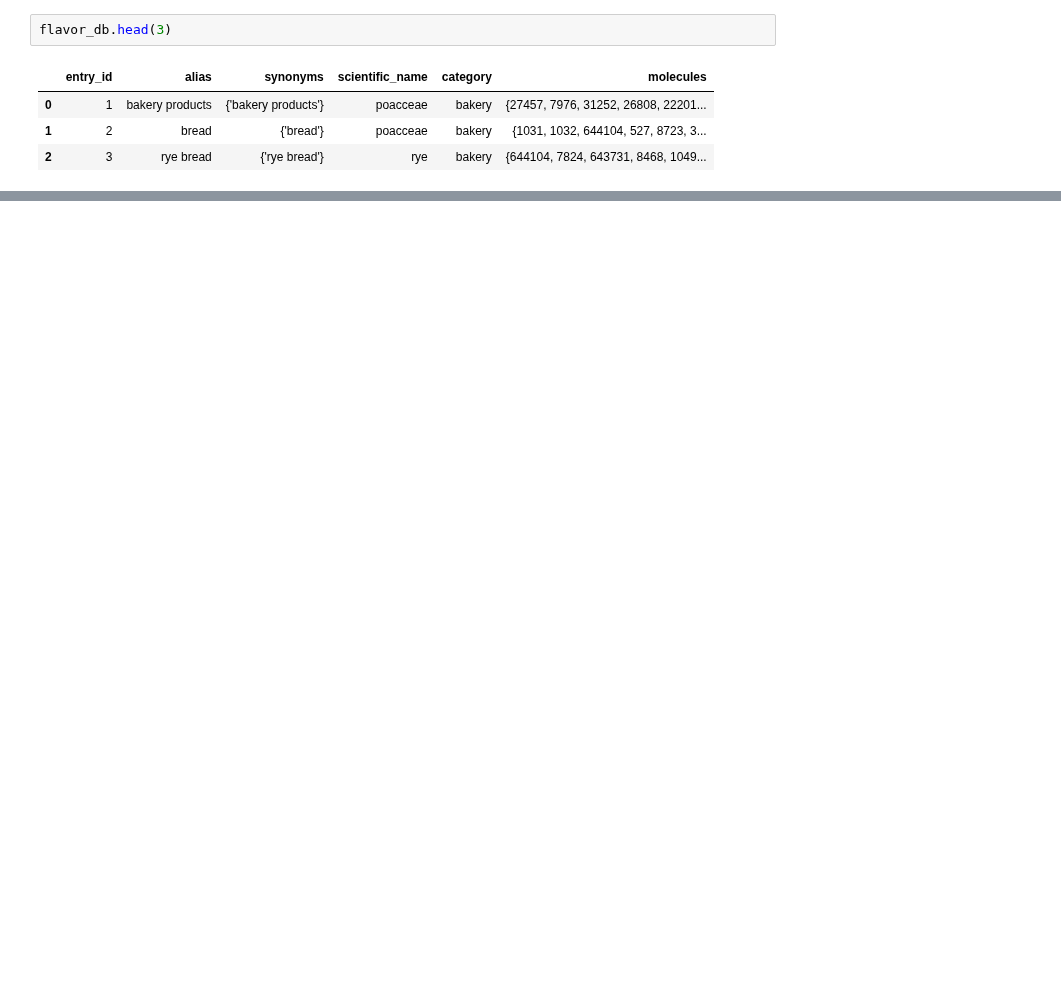
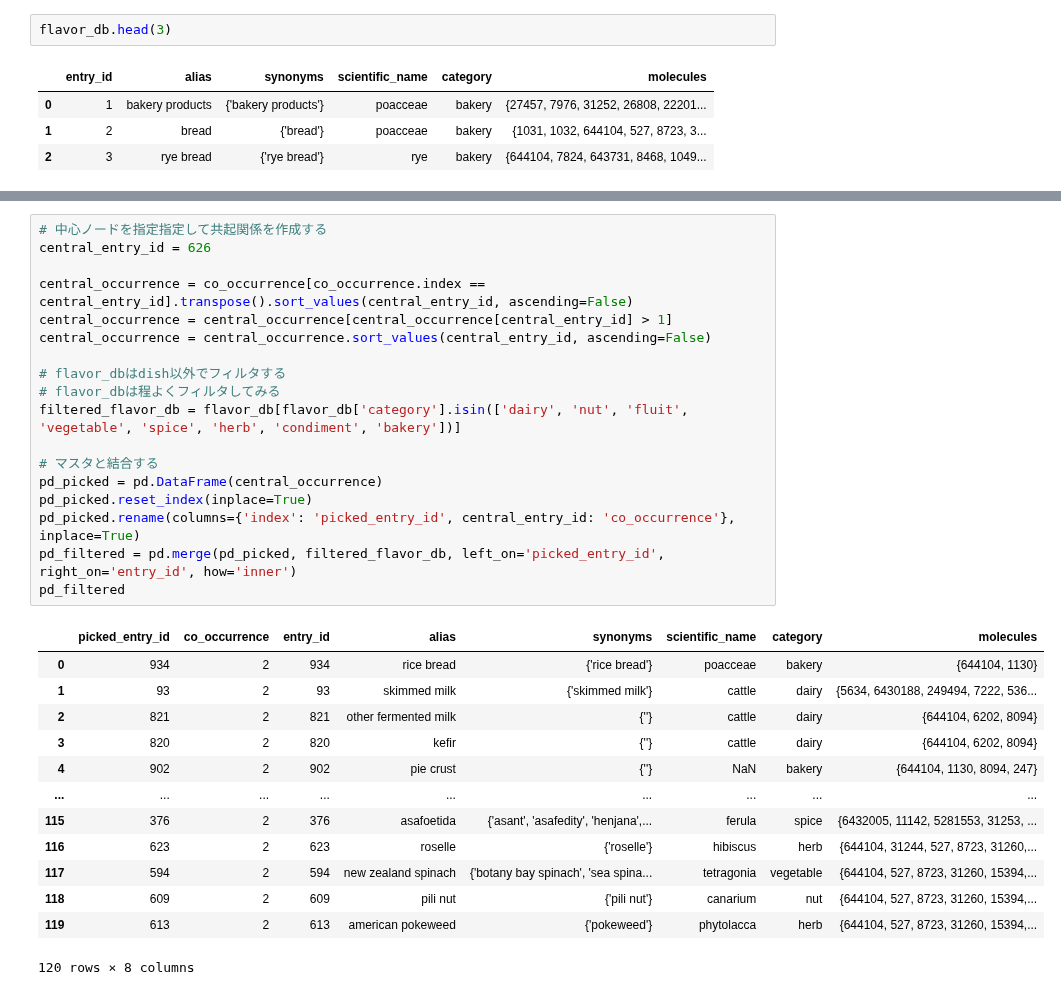
Before and after one commit to MariMurotani/RecipeHack, a Jupyter notebook: jupyter/flavor_db_matrix.ipynb, the cells around one changed output, grey strips where cells are left out. Drawn from its saved outputs; the diff is of its cells as text; blank space fills up the shorter version.

```diff
--- a/jupyter/flavor_db_matrix.ipynb
+++ b/jupyter/flavor_db_matrix.ipynb
@@ -74,0 +83,32 @@ matrix_df
+# %%
+# 中心ノードを指定指定して共起関係を作成する
+central_entry_id = 626
+
+central_occurrence = co_occurrence[co_occurrence.index == central_entry_id].transpose().sort_values(central_entry_id, ascending=False)
+central_occurrence = central_occurrence[central_occurrence[central_entry_id] > 1]
+central_occurrence = central_occurrence.sort_values(central_entry_id, ascending=False)
+
+# flavor_dbはdish以外でフィルタする
+# flavor_dbは程よくフィルタしてみる
+filtered_flavor_db = flavor_db[flavor_db['category'].isin(['dairy', 'nut', 'fluit', 'vegetable', 'spice', 'herb', 'condiment', 'bakery'])]
+
+# マスタと結合する
+pd_picked = pd.DataFrame(central_occurrence)
+pd_picked.reset_index(inplace=True)
+pd_picked.rename(columns={'index': 'picked_entry_id', central_entry_id: 'co_occurrence'}, inplace=True)
+pd_filtered = pd.merge(pd_picked, filtered_flavor_db, left_on='picked_entry_id', right_on='entry_id', how='inner')
+pd_filtered
+# %% [output]
+|  | picked_entry_id | co_occurrence | entry_id | alias | synonyms | scientific_name | category | molecules |
+| 0 | 934 | 2 | 934 | rice bread | {'rice bread'} | poacceae | bakery | {644104, 1130} |
+| 1 | 93 | 2 | 93 | skimmed milk | {'skimmed milk'} | cattle | dairy | {5634, 6430188, 249494, 7222, 536... |
+| 2 | 821 | 2 | 821 | other fermented milk | {''} | cattle | dairy | {644104, 6202, 8094} |
+| 3 | 820 | 2 | 820 | kefir | {''} | cattle | dairy | {644104, 6202, 8094} |
+| 4 | 902 | 2 | 902 | pie crust | {''} | NaN | bakery | {644104, 1130, 8094, 247} |
+| ... | ... | ... | ... | ... | ... | ... | ... | ... |
+| 115 | 376 | 2 | 376 | asafoetida | {'asant', 'asafedity', 'henjana',... | ferula | spice | {6432005, 11142, 5281553, 31253, ... |
+| 116 | 623 | 2 | 623 | roselle | {'roselle'} | hibiscus | herb | {644104, 31244, 527, 8723, 31260,... |
+| 117 | 594 | 2 | 594 | new zealand spinach | {'botany bay spinach', 'sea spina... | tetragonia | vegetable | {644104, 527, 8723, 31260, 15394,... |
+| 118 | 609 | 2 | 609 | pili nut | {'pili nut'} | canarium | nut | {644104, 527, 8723, 31260, 15394,... |
+| 119 | 613 | 2 | 613 | american pokeweed | {'pokeweed'} | phytolacca | herb | {644104, 527, 8723, 31260, 15394,... |
+120 rows × 8 columns
```
Also changed, not shown: parts of 10 cells of this notebook.
